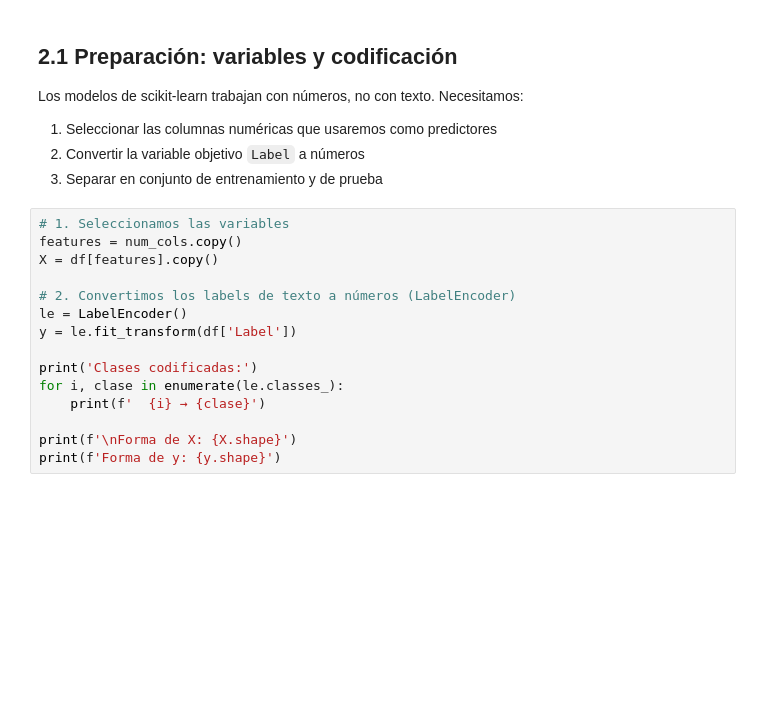
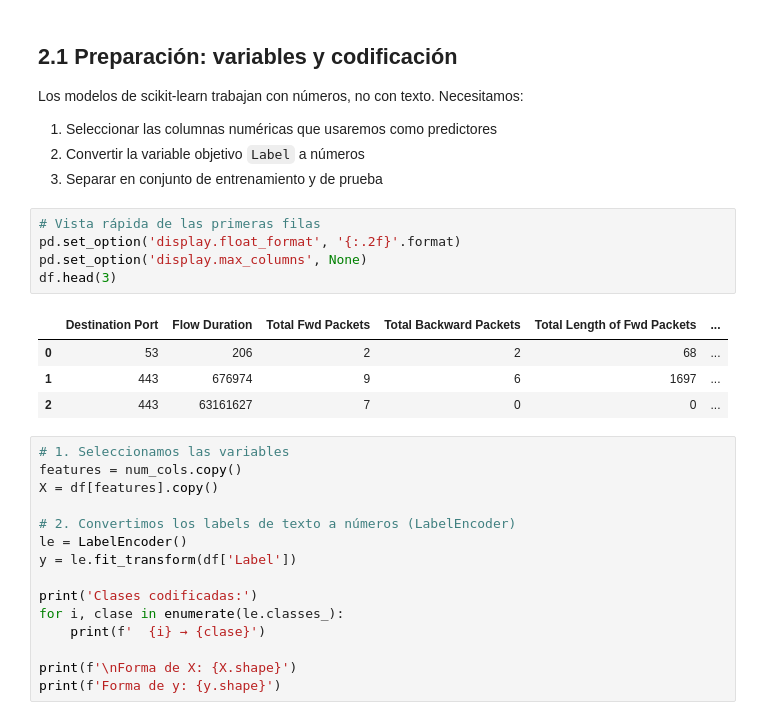
Before and after one commit to jotaeleb/tif-ciencias-de-datos, a Jupyter notebook: notebooks/proyecto_entrenamiento.ipynb, the cells around one changed output. Saved outputs shown, nothing was run; the diff lists cells and outputs as text; blank space fills up the shorter version.

```diff
--- a/notebooks/proyecto_entrenamiento.ipynb
+++ b/notebooks/proyecto_entrenamiento.ipynb
@@ -83,6 +85,16 @@ Los modelos de scikit-learn trabajan con números, no con texto. Necesitamos:
 1. Seleccionar las columnas numéricas que usaremos como predictores
 2. Convertir la variable objetivo `Label` a números
 3. Separar en conjunto de entrenamiento y de prueba
+# %%
+# Vista rápida de las primeras filas
+pd.set_option('display.float_format', '{:.2f}'.format)
+pd.set_option('display.max_columns', None)
+df.head(3)
+# %% [output]
+|  | Destination Port | Flow Duration | Total Fwd Packets | Total Backward Packets | Total Length of Fwd Packets | ... |
+| 0 | 53 | 206 | 2 | 2 | 68 | ... |
+| 1 | 443 | 676974 | 9 | 6 | 1697 | ... |
+| 2 | 443 | 63161627 | 7 | 0 | 0 | ... |
 # %%
 # 1. Seleccionamos las variables
 features = num_cols.copy()
```
Also changed, not shown: parts of 3 cells of this notebook.
